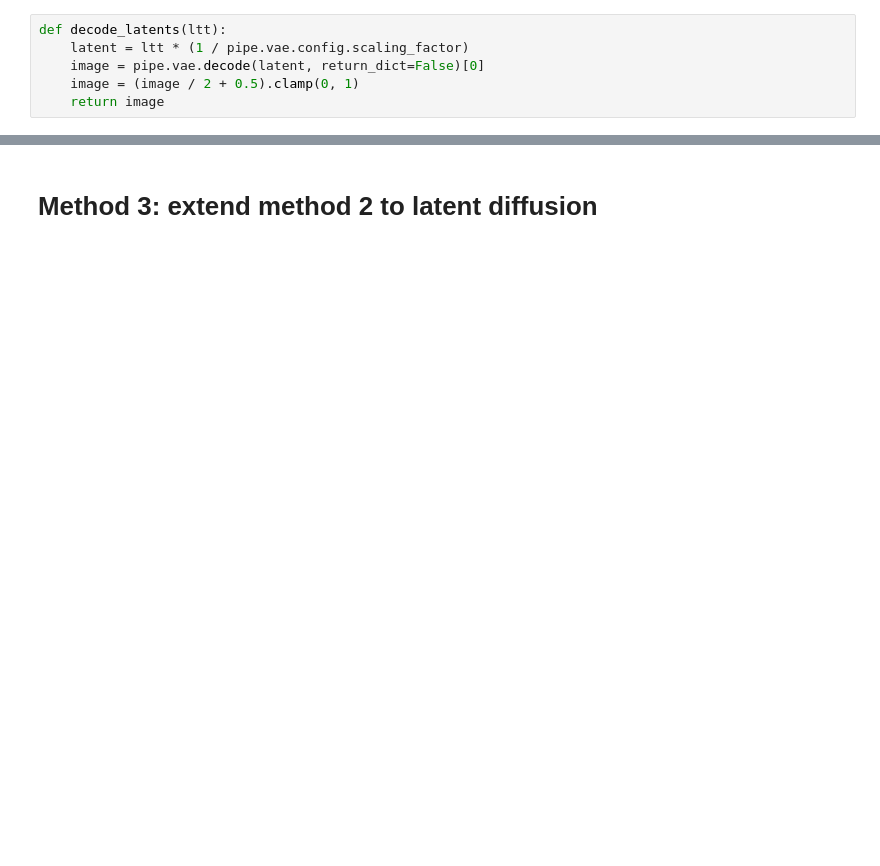
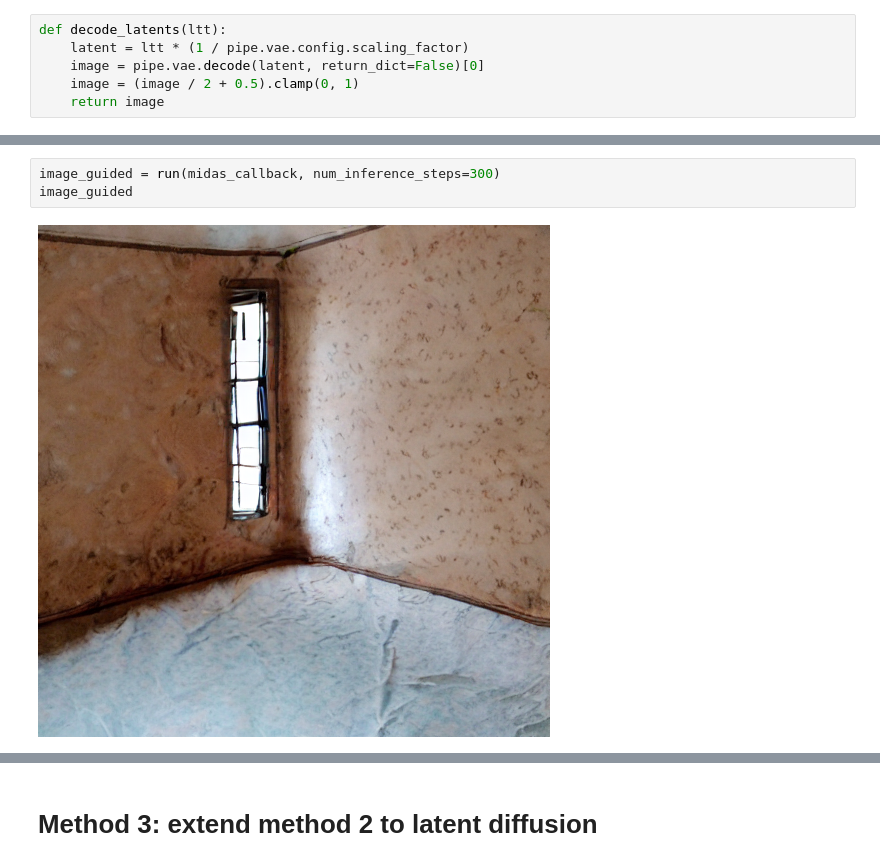
Before and after one commit to wukailu/latent-nerf, a Jupyter notebook: src/depth_limitation.ipynb, the cells around one changed output, grey strips where cells are left out. Cells and saved outputs as stored; diff of their text form; blank space fills up the shorter version.

```diff
--- a/src/depth_limitation.ipynb
+++ b/src/depth_limitation.ipynb
@@ -224,0 +228,5 @@ image = run(midas_callback)
+# %%
+image_guided = run(midas_callback, num_inference_steps=300)
+image_guided
+# %% [output]
+[figure, added]
```
Also changed, not shown: parts of 28 cells of this notebook, 1 other file.
